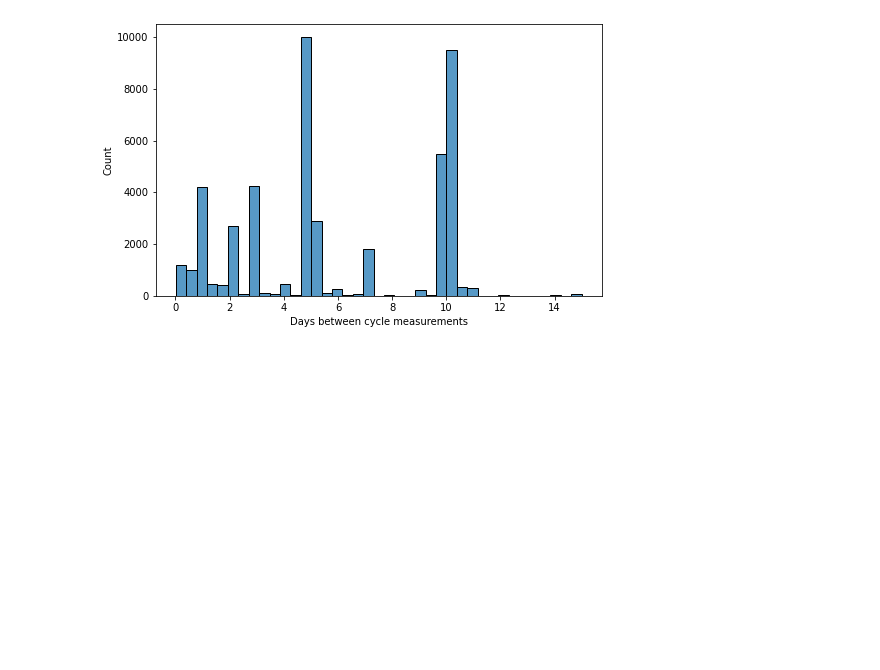
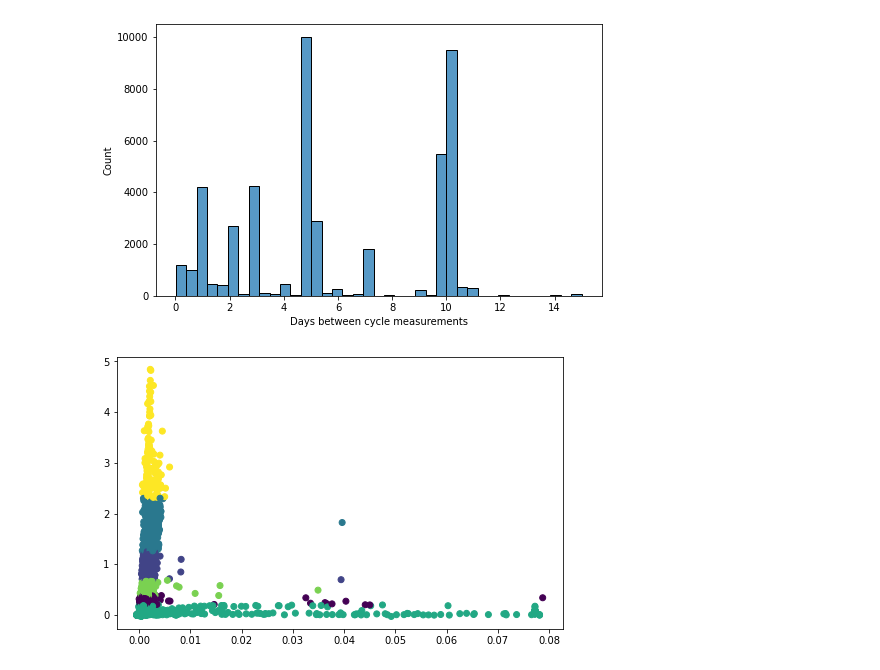
Before and after one commit to gnyirjesy/ocean-depth-characterization, a Jupyter notebook: EDA/eda_bh.ipynb, the cells around one changed output. Saved outputs shown, nothing was run; the diff lists cells and outputs as text; code cells hidden in the pictures; blank space fills up the shorter version.

Commit message:
kmeans

```diff
--- a/EDA/eda_bh.ipynb
+++ b/EDA/eda_bh.ipynb
@@ -223,3 +223,12 @@ ax.set_xlabel('Days between cycle measurements')
 plt.show()
 # %% [output]
 [figure]
+# %%
+est = KMeans(n_clusters=6)
+groups = est.fit_predict(df[['BBP700', "CHLA"]])
+# %%
+fig, ax = plt.subplots(1, 1, figsize=(8, 5))
+ax.scatter(df.BBP700.to_list(), df.CHLA.to_list(), c=groups)
+plt.show()
+# %% [output]
+[figure, added]
```
